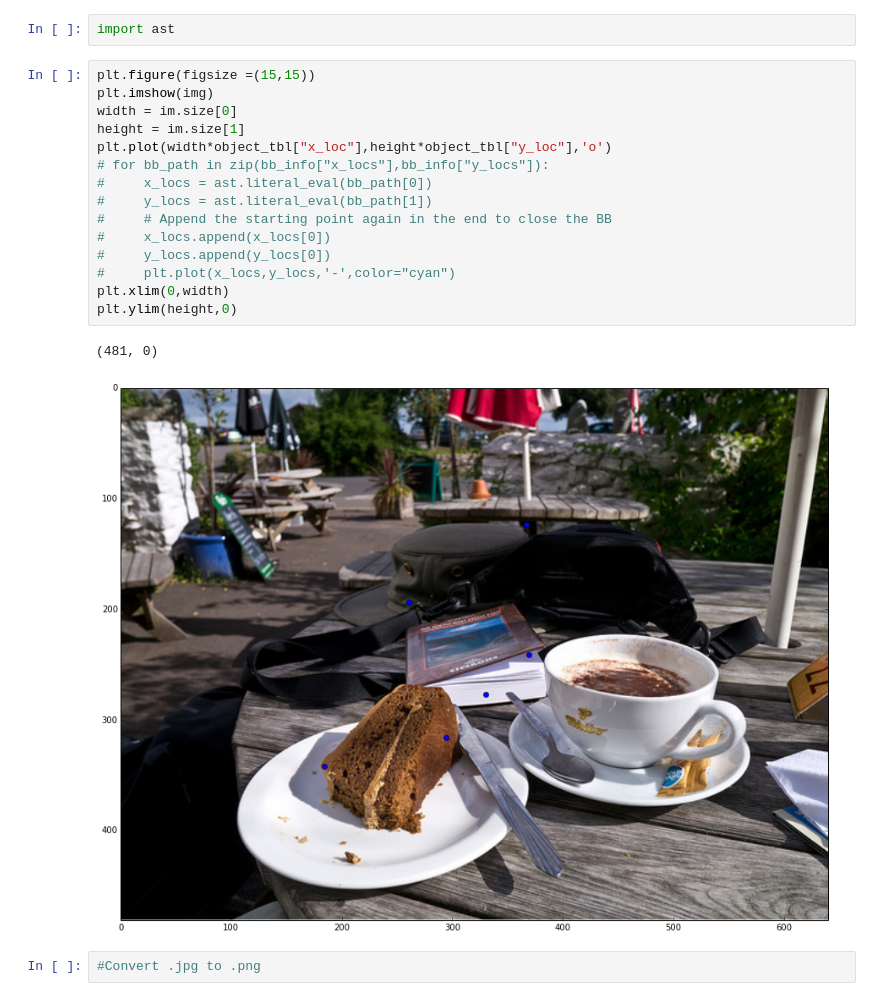
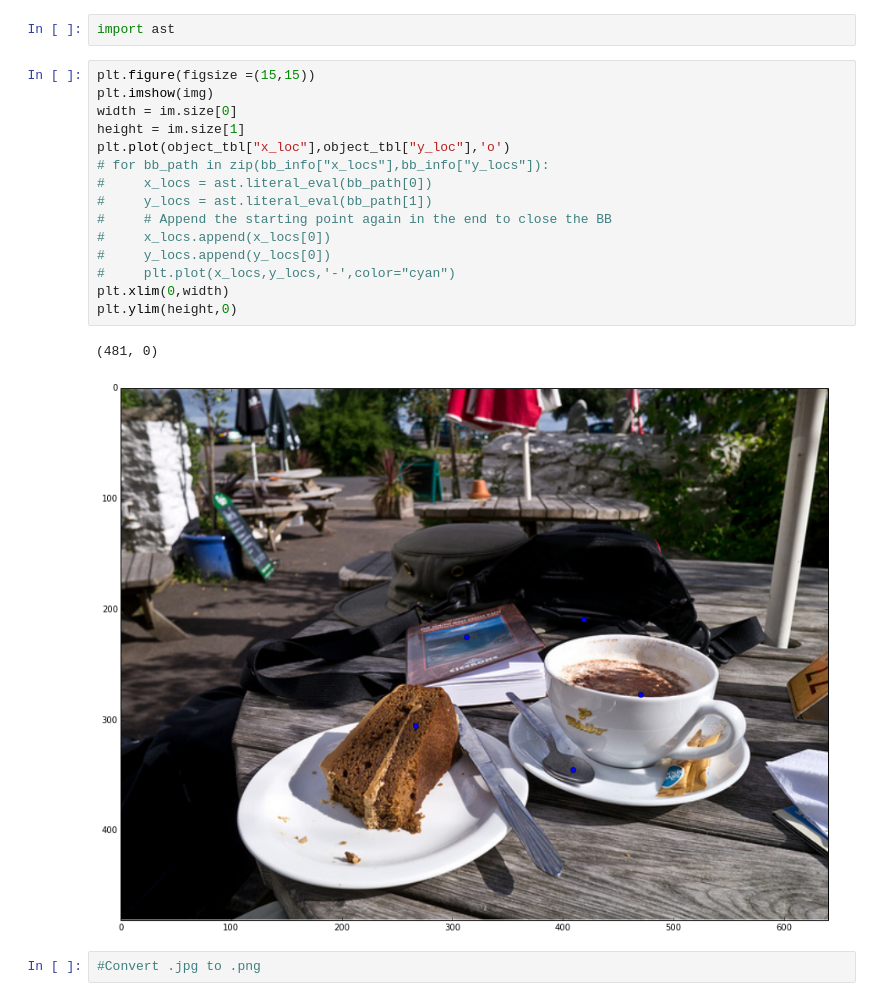
Before and after one commit to dorisjlee/crowd-seg, a Jupyter notebook: analysis/Analyzing Bounding Box.ipynb, the cells around one changed output. Cells and saved outputs as stored; diff of their text form.

```diff
--- a/analysis/Analyzing Bounding Box.ipynb
+++ b/analysis/Analyzing Bounding Box.ipynb
@@ -42,21 +42,21 @@ import ast
 # %%
 plt.figure(figsize =(15,15))
 plt.imshow(img)
 width = im.size[0]
 height = im.size[1]
-plt.plot(width*object_tbl["x_loc"],height*object_tbl["y_loc"],'o')
+plt.plot(object_tbl["x_loc"],object_tbl["y_loc"],'o')
 # for bb_path in zip(bb_info["x_locs"],bb_info["y_locs"]):
 #     x_locs = ast.literal_eval(bb_path[0])
 #     y_locs = ast.literal_eval(bb_path[1])
 #     # Append the starting point again in the end to close the BB
 #     x_locs.append(x_locs[0])
 #     y_locs.append(y_locs[0])
 #     plt.plot(x_locs,y_locs,'-',color="cyan")
 plt.xlim(0,width)
 plt.ylim(height,0)
 # %% [output]
 (481, 0)
-[figure, old version]
+[figure, new version]
 # %%
 #Convert .jpg to .png
 # %%
```
Also changed, not shown: parts of 1 cell of this notebook, 7 other files.
